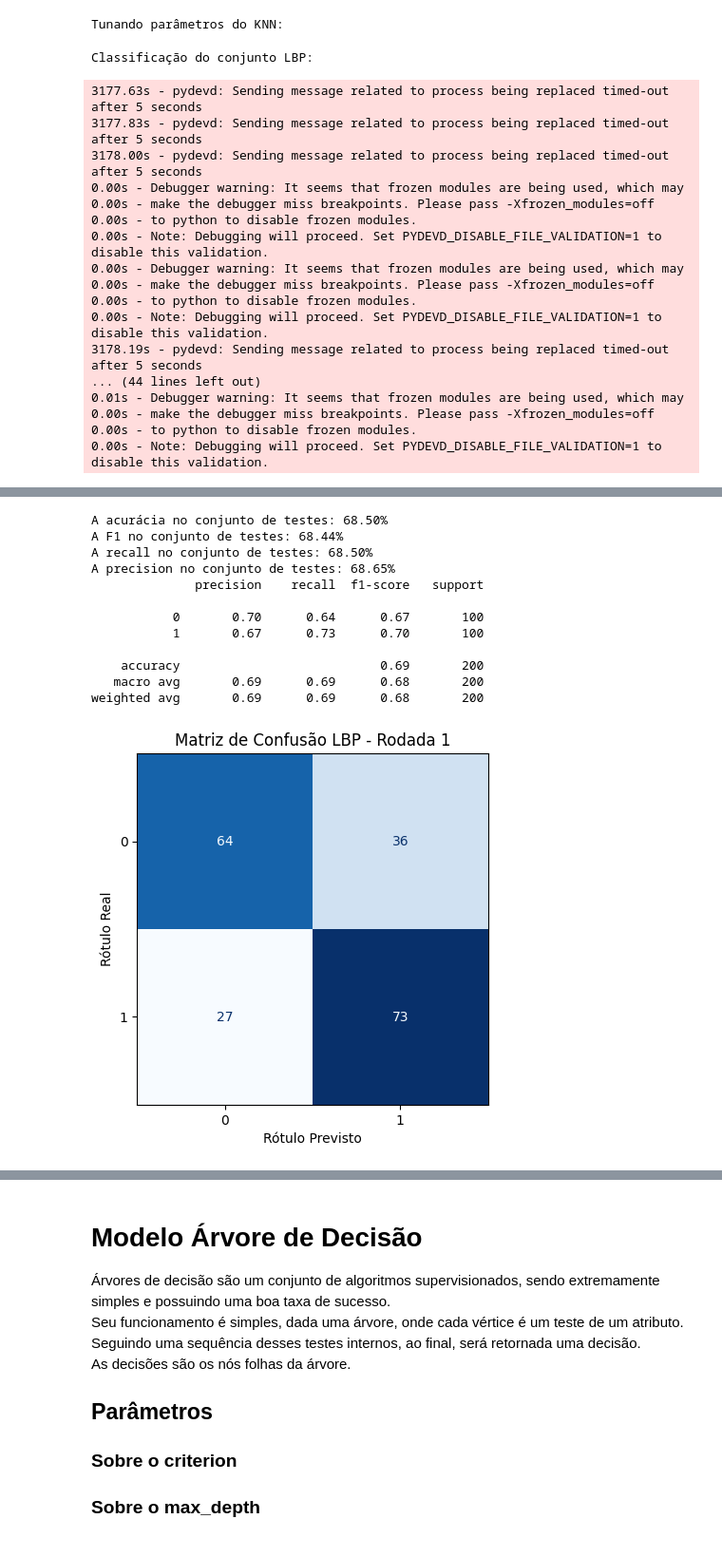
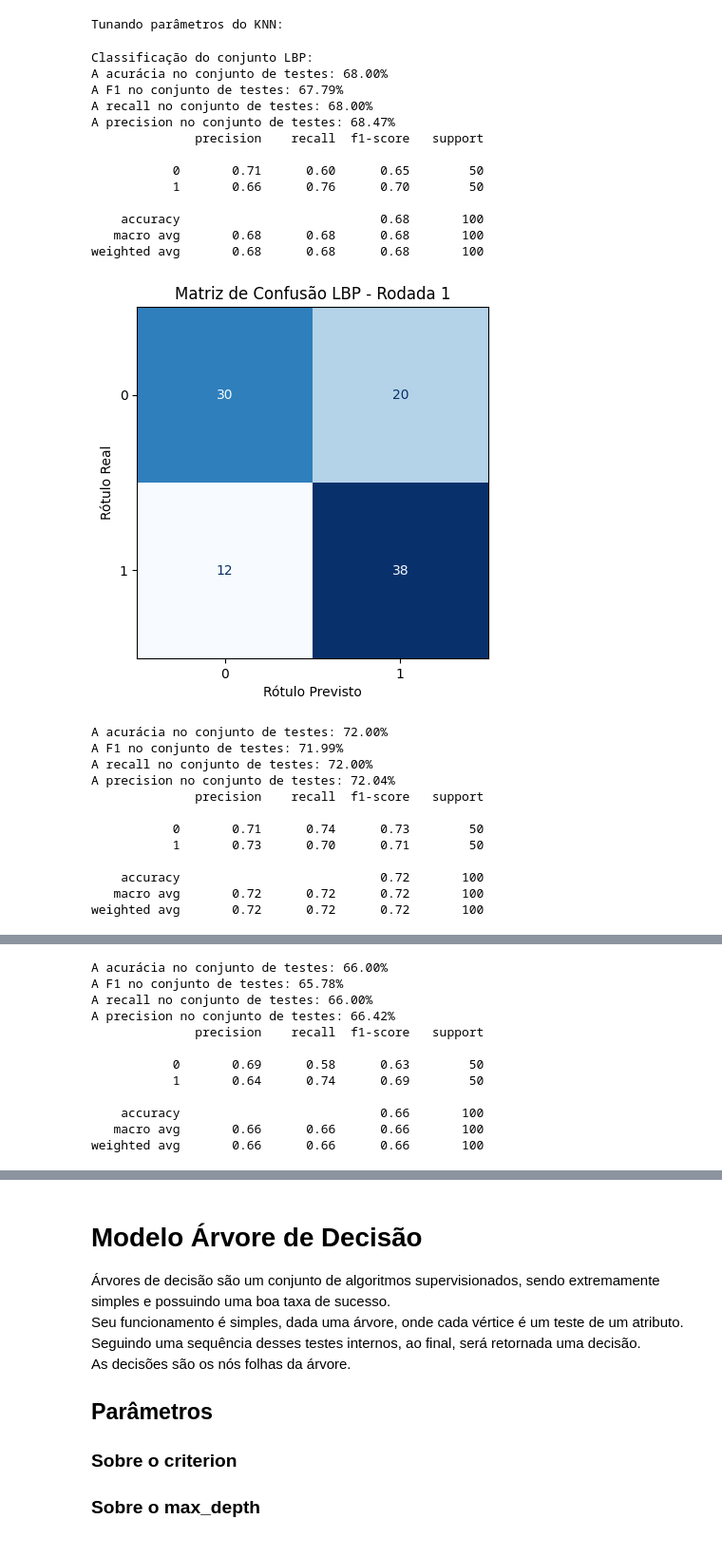
Before and after one commit to afmireski/BCC6003-trabalho-final, a Jupyter notebook: main.ipynb, the cells around one changed output, grey strips where cells are left out. Shown at 95% size. Drawn from its saved outputs; the diff is of its cells as text; code cells hidden in the pictures.

```diff
--- a/main.ipynb
+++ b/main.ipynb
@@ -417,7 +417,7 @@ Tunando parâmetros do KNN:
 # %%
 
 def predict_knn(knn, X, y, title=""):
-    skf = StratifiedKFold(n_splits=5, shuffle=True, random_state=42)
+    skf = StratifiedKFold(n_splits=10, shuffle=True, random_state=42)
     metrics = ([], [], [], [])
     rodada = 1
     for train_index, test_index in skf.split(X, y):
@@ -427,47 +427,55 @@ def predict_knn(knn, X, y, title=""):
         knn.fit(X_train, y_train)
 
         predict = knn.predict(X_test)
 
         accuracy, f1, recall, precision = show_predict_infos(y_test, predict, title=f"{title} - Rodada {rodada}")
 
         metrics[0].append(accuracy)
         metrics[1].append(f1)
         metrics[2].append(recall)
         metrics[3].append(precision)
 
         rodada+=1
 
     print(f"Avaliação do média do modelo {title}:")
     print("Acurácia: %.2f +- %.2f" % (np.mean(metrics[0]), np.std(metrics[0])))
     print("F1: %.2f +- %.2f" % (np.mean(metrics[1]), np.std(metrics[1])))
     print("Recall: %.2f +- %.2f" % (np.mean(metrics[2]), np.std(metrics[2])))
     print("Precisão: %.2f +- %.2f" % (np.mean(metrics[3]), np.std(metrics[3])))
     print("====================================\n\n")
 
 print("Classificação do conjunto LBP:")
 predict_knn(base_knn, set_lbp[0], set_lbp[1], title="LBP")
 
 print("Classificação do conjunto LPQ:")
 predict_knn(base_knn, set_lpq[0], set_lpq[1], title="LPQ")
 
 print("Classificação do conjunto LBP+LPQ:")
 predict_knn(base_knn, set_lbp_lpq[0], set_lbp_lpq[1], title="LBP+LPQ")
 # %% [output]
 Classificação do conjunto LBP:
+A acurácia no conjunto de testes: 68.00%
+A F1 no conjunto de testes: 67.79%
+A recall no conjunto de testes: 68.00%
+A precision no conjunto de testes: 68.47%
+              precision    recall  f1-score   support
+
+           0       0.71      0.60      0.65        50
+           1       0.66      0.76      0.70        50
+
+    accuracy                           0.68       100
+   macro avg       0.68      0.68      0.68       100
+weighted avg       0.68      0.68      0.68       100
+[figure]
-3177.63s - pydevd: Sending message related to process being replaced timed-out after 5 seconds
-3177.83s - pydevd: Sending message related to process being replaced timed-out after 5 seconds
-3178.00s - pydevd: Sending message related to process being replaced timed-out after 5 seconds
-0.00s - Debugger warning: It seems that frozen modules are being used, which may
-0.00s - make the debugger miss breakpoints. Please pass -Xfrozen_modules=off
-0.00s - to python to disable frozen modules.
-0.00s - Note: Debugging will proceed. Set PYDEVD_DISABLE_FILE_VALIDATION=1 to disable this validation.
-0.00s - Debugger warning: It seems that frozen modules are being used, which may
-0.00s - make the debugger miss breakpoints. Please pass -Xfrozen_modules=off
-0.00s - to python to disable frozen modules.
-0.00s - Note: Debugging will proceed. Set PYDEVD_DISABLE_FILE_VALIDATION=1 to disable this validation.
-3178.19s - pydevd: Sending message related to process being replaced timed-out after 5 seconds
-... (44 lines left out)
-0.01s - Debugger warning: It seems that frozen modules are being used, which may
-0.00s - make the debugger miss breakpoints. Please pass -Xfrozen_modules=off
-0.00s - to python to disable frozen modules.
-0.00s - Note: Debugging will proceed. Set PYDEVD_DISABLE_FILE_VALIDATION=1 to disable this validation.
+A acurácia no conjunto de testes: 72.00%
+A F1 no conjunto de testes: 71.99%
+A recall no conjunto de testes: 72.00%
+A precision no conjunto de testes: 72.04%
+              precision    recall  f1-score   support
+
+           0       0.71      0.74      0.73        50
+           1       0.73      0.70      0.71        50
+
+    accuracy                           0.72       100
+   macro avg       0.72      0.72      0.72       100
+weighted avg       0.72      0.72      0.72       100
@@ -474,13 +483,12 @@ Classificação do conjunto LBP:
-A acurácia no conjunto de testes: 68.50%
-A F1 no conjunto de testes: 68.44%
-A recall no conjunto de testes: 68.50%
-A precision no conjunto de testes: 68.65%
+A acurácia no conjunto de testes: 66.00%
+A F1 no conjunto de testes: 65.78%
+A recall no conjunto de testes: 66.00%
+A precision no conjunto de testes: 66.42%
               precision    recall  f1-score   support
 
-           0       0.70      0.64      0.67       100
-           1       0.67      0.73      0.70       100
+           0       0.69      0.58      0.63        50
+           1       0.64      0.74      0.69        50
 
-    accuracy                           0.69       200
-   macro avg       0.69      0.69      0.68       200
-weighted avg       0.69      0.69      0.68       200
+    accuracy                           0.66       100
+   macro avg       0.66      0.66      0.66       100
+weighted avg       0.66      0.66      0.66       100
-[figure]
```
Also changed, not shown: parts of 7 cells of this notebook, 1 other file.
